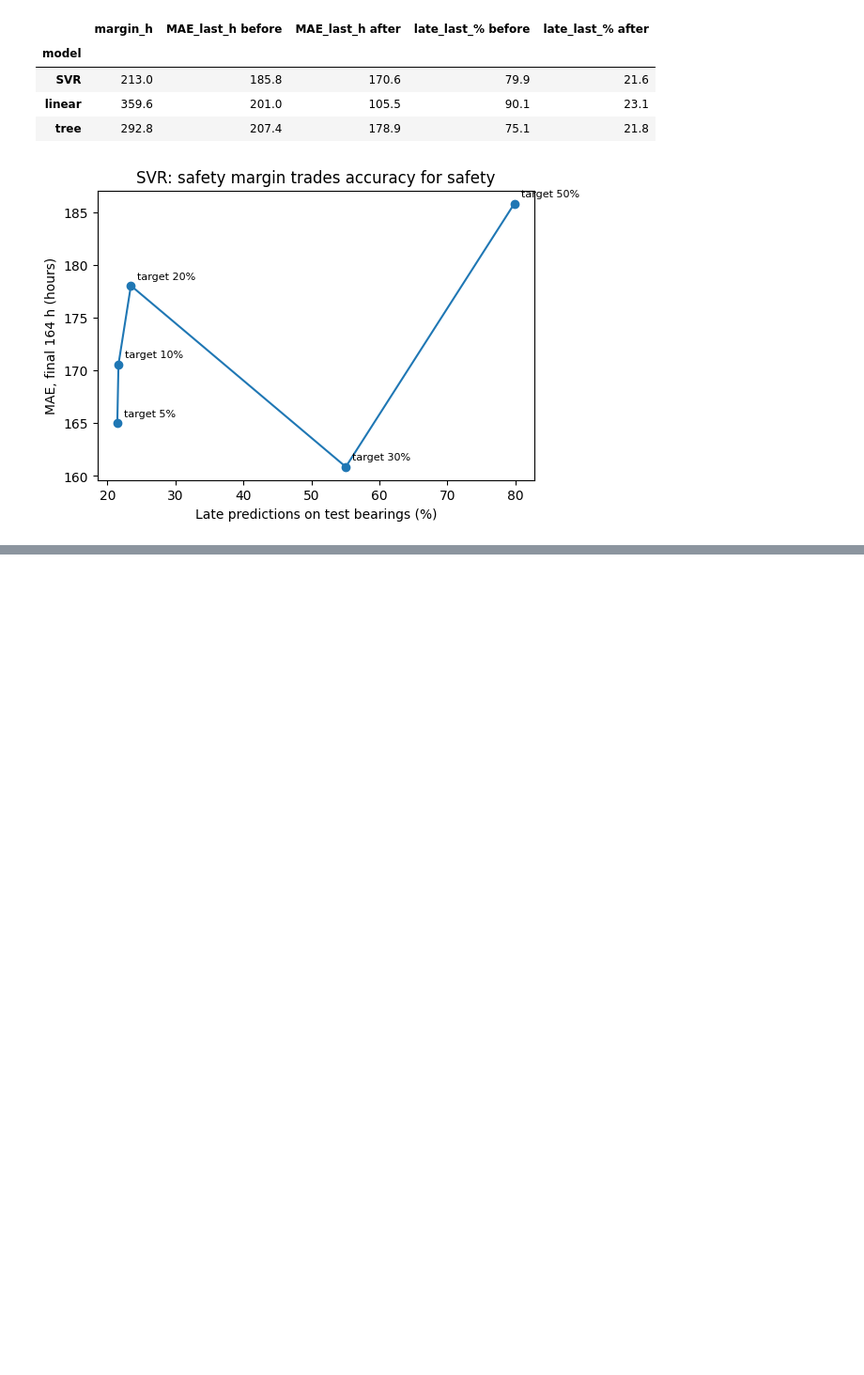
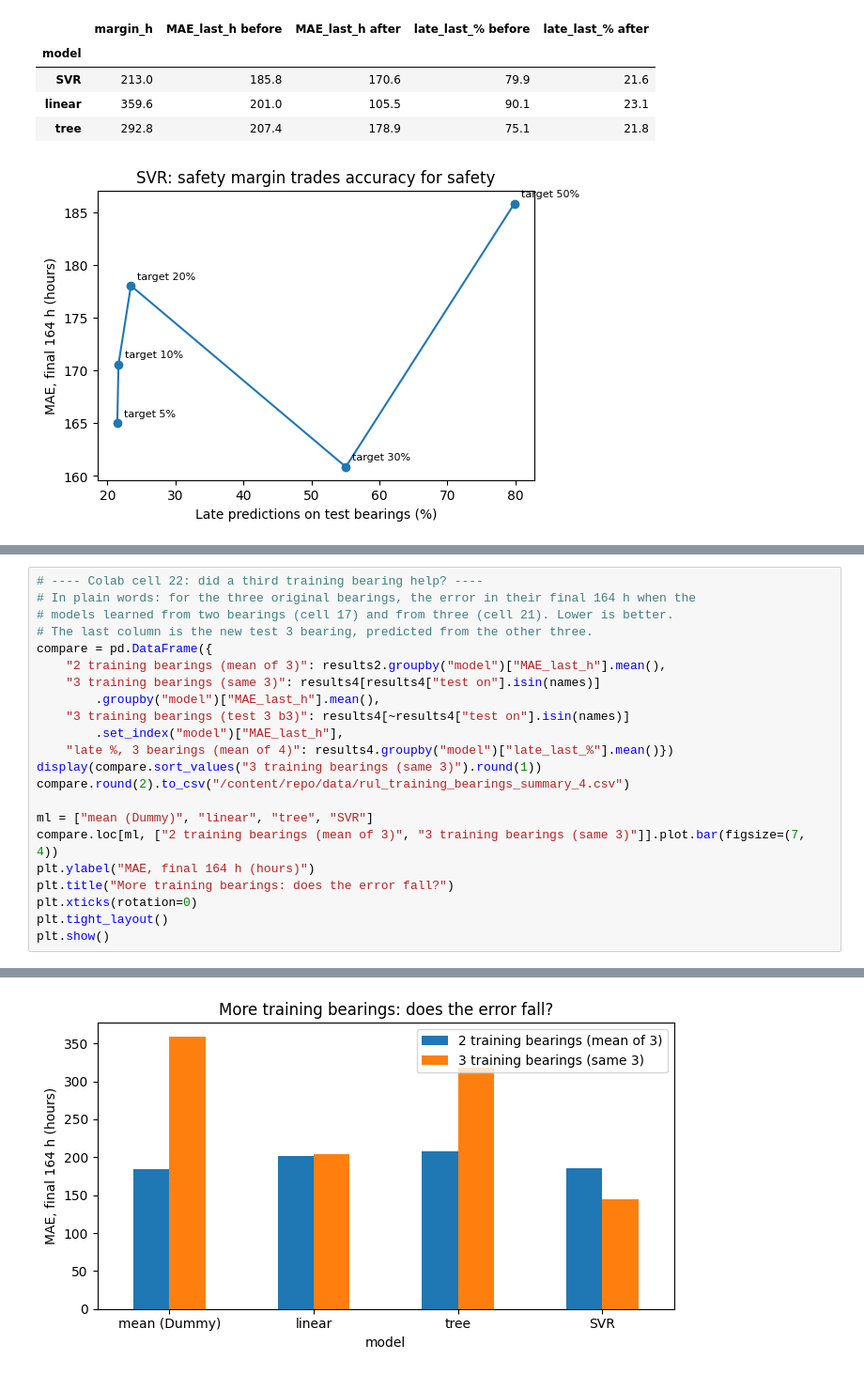
Before and after one commit to Ryan-T-Monash/MMA3001-Project, a Jupyter notebook: notebooks/Data Analysis.ipynb, the cells around one changed output, grey strips where cells are left out. Shown at 94% size. Saved outputs shown, nothing was run; the diff lists cells and outputs as text; blank space fills up the shorter version.

```diff
--- a/notebooks/Data Analysis.ipynb
+++ b/notebooks/Data Analysis.ipynb
@@ -734,0 +813,23 @@ plt.show()
+# %%
+# ---- Colab cell 22: did a third training bearing help? ----
+# In plain words: for the three original bearings, the error in their final 164 h when the
+# models learned from two bearings (cell 17) and from three (cell 21). Lower is better.
+# The last column is the new test 3 bearing, predicted from the other three.
+compare = pd.DataFrame({
+    "2 training bearings (mean of 3)": results2.groupby("model")["MAE_last_h"].mean(),
+    "3 training bearings (same 3)": results4[results4["test on"].isin(names)]
+        .groupby("model")["MAE_last_h"].mean(),
+    "3 training bearings (test 3 b3)": results4[~results4["test on"].isin(names)]
+        .set_index("model")["MAE_last_h"],
+    "late %, 3 bearings (mean of 4)": results4.groupby("model")["late_last_%"].mean()})
+display(compare.sort_values("3 training bearings (same 3)").round(1))
+compare.round(2).to_csv("/content/repo/data/rul_training_bearings_summary_4.csv")
+
+ml = ["mean (Dummy)", "linear", "tree", "SVR"]
+compare.loc[ml, ["2 training bearings (mean of 3)", "3 training bearings (same 3)"]].plot.bar(figsize=(7, 4))
+plt.ylabel("MAE, final 164 h (hours)")
+plt.title("More training bearings: does the error fall?")
+plt.xticks(rotation=0)
+plt.tight_layout()
+plt.show()
+# %% [output]
@@ -735 +845,2 @@ plt.show()
+[figure, added]
 # %%
```
Also changed, not shown: parts of 7 cells of this notebook, 4 other files.
